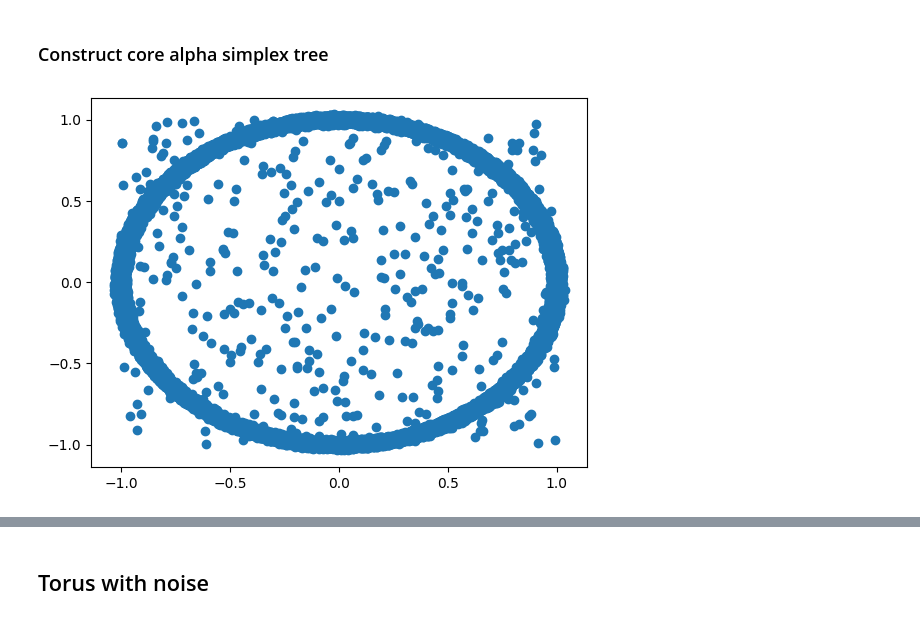
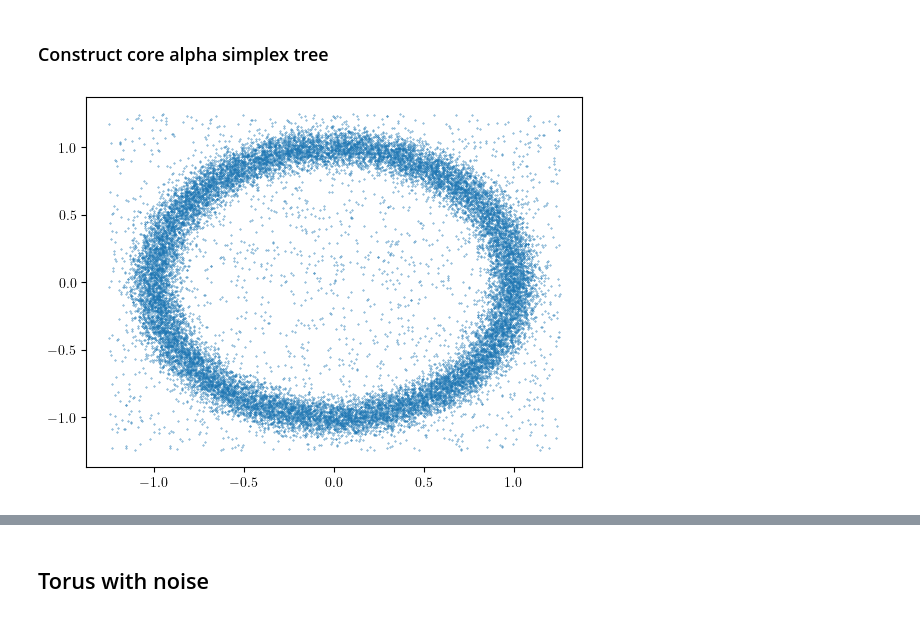
Before and after one commit to odinhg/core, a Jupyter notebook: 06_core_decreasing_k_morten.ipynb, the cells around one changed output, grey strips where cells are left out. Drawn from its saved outputs; the diff is of its cells as text; code cells hidden in the pictures.

```diff
--- a/06_core_decreasing_k_morten.ipynb
+++ b/06_core_decreasing_k_morten.ipynb
@@ -129,16 +129,19 @@ def plot_persistence_diagrams(pers_diagrams, max_ks, max_r, title="Alpha Čech")
         axs[i].set_title(f"max_k={max_k}, max_r={max_r:.2f}")
     fig.tight_layout()
     return fig
+# %%
+N = 20000
+M = 2000
+sigma = 0.07
 # %%
-N = 100000
-M = 400
-Z = sample_circle(N, rng, std=0.01)
-Y = sample_rectangle(M, rng)
+Z = sample_circle(N, rng, std=sigma)
+upper_right_corner = np.maximum(np.max(Z, axis=0), -np.min(Z, axis=0))
+Y = sample_rectangle(M, rng, lower_left_corner=-upper_right_corner, upper_right_corner=upper_right_corner)
 X = np.r_[Z, Y]
-plt.scatter(*X.T)
+plt.scatter(*X.T, s=0.1)
 plt.show()
 # %% [output]
-[figure, old version]
+[figure, new version]
 # %%
 %%time
 max_ks = [1, 10, 100, 1000]
```
Also changed, not shown: parts of 32 cells of this notebook.
